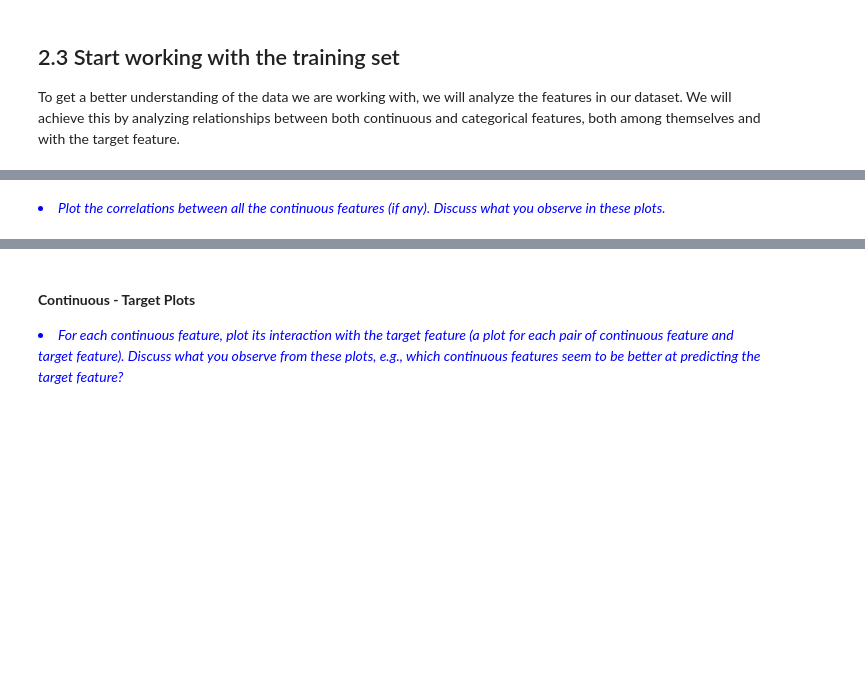
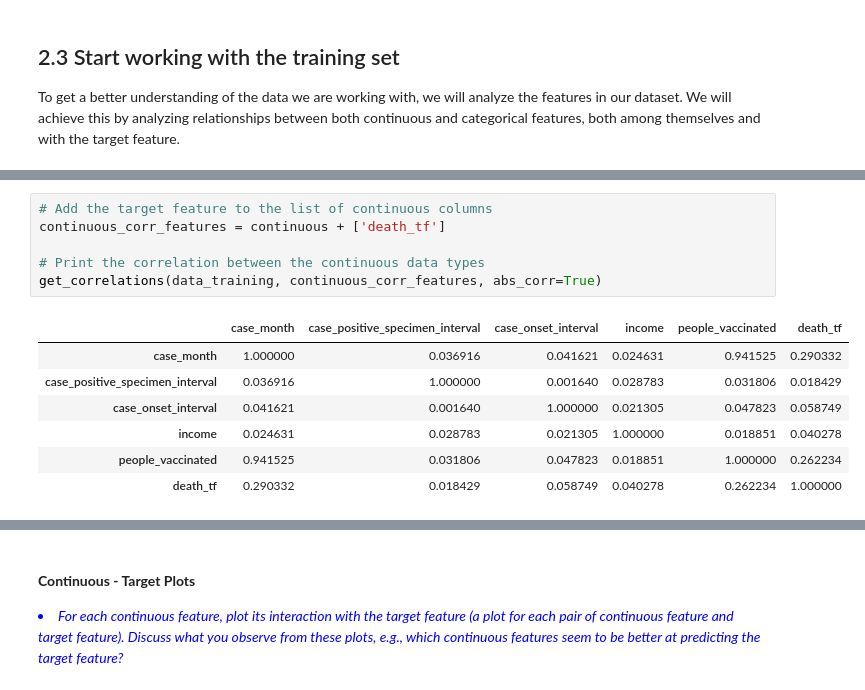
Before and after one commit to tlopesx/Assignment-2, a Jupyter notebook: 22202398_Submission/22202398-Homework2-Notebook.ipynb, the cells around one changed output, grey strips where cells are left out. Saved outputs shown, nothing was run; the diff lists cells and outputs as text; blank space fills up the shorter version.

```diff
--- a/22202398_Submission/22202398-Homework2-Notebook.ipynb
+++ b/22202398_Submission/22202398-Homework2-Notebook.ipynb
@@ -485,2 +577,14 @@ sns.heatmap(continuous_corr, annot=True, mask=cont_mask, cmap=cont_cmap, vmax=1,
-# %% [markdown]
-<li style="color: blue; font-style: italic">Plot the correlations between all the continuous features (if any). Discuss what you observe in these plots.  </li>
+# %%
+# Add the target feature to the list of continuous columns
+continuous_corr_features = continuous + ['death_tf']
+
+# Print the correlation between the continuous data types
+get_correlations(data_training, continuous_corr_features, abs_corr=True)
+# %% [output]
+|  | case_month | case_positive_specimen_interval | case_onset_interval | income | people_vaccinated | death_tf |
+| case_month | 1.000000 | 0.036916 | 0.041621 | 0.024631 | 0.941525 | 0.290332 |
+| case_positive_specimen_interval | 0.036916 | 1.000000 | 0.001640 | 0.028783 | 0.031806 | 0.018429 |
+| case_onset_interval | 0.041621 | 0.001640 | 1.000000 | 0.021305 | 0.047823 | 0.058749 |
+| income | 0.024631 | 0.028783 | 0.021305 | 1.000000 | 0.018851 | 0.040278 |
+| people_vaccinated | 0.941525 | 0.031806 | 0.047823 | 0.018851 | 1.000000 | 0.262234 |
+| death_tf | 0.290332 | 0.018429 | 0.058749 | 0.040278 | 0.262234 | 1.000000 |
```
Also changed, not shown: parts of 14 cells of this notebook.
